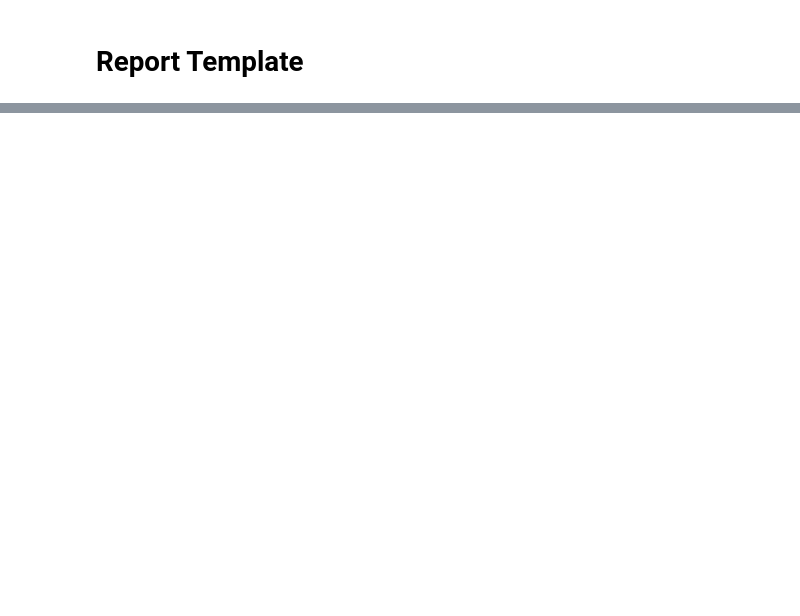
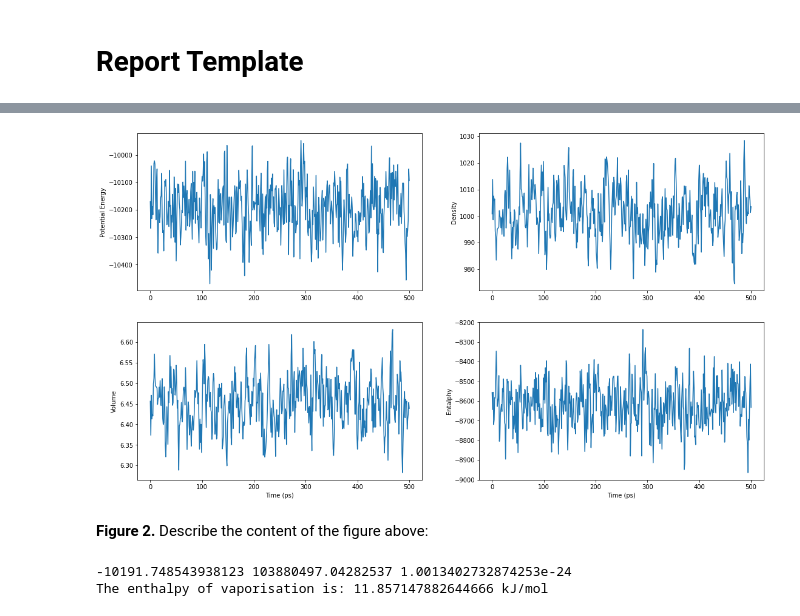
Before and after one commit to carlocamilloni/Structural-Bioinformatics, a Jupyter notebook: Notebooks/lab02_MD.ipynb, the cells around one changed output, grey strips where cells are left out. Drawn from its saved outputs; the diff is of its cells as text; code cells hidden in the pictures; blank space fills up the shorter version.

```diff
--- a/Notebooks/lab02_MD.ipynb
+++ b/Notebooks/lab02_MD.ipynb
@@ -720,0 +829,74 @@ plt.show()
+# %%
+import matplotlib.pyplot as plt
+import csv
+
+x=[]
+y1=[]
+y2=[]
+y3=[]
+y4=[]
+
+with open('energy.xvg', 'r') as file:
+    for row in file:
+        if row.split()[0] == '#':
+          continue
+        if row.split()[0] == '@':
+          continue
+        if row.split()[0] == '@TYPE':
+          continue
+        x.append(float(row.split()[0]))
+        y1.append(float(row.split()[1]))
+        y2.append(float(row.split()[2]))
+        y3.append(float(row.split()[3]))
+        y4.append(float(row.split()[4]))
+
+
+# Initialise the subplot function using number of rows and columns
+figure, axis = plt.subplots(2,2)
+figure.set_size_inches(18.5, 10.5)
+
+axis[0,0].plot(x, y1)
+axis[0,0].set_ylabel("Potential Energy")
+
+axis[1,0].plot(x, y2)
+axis[1,0].set_ylabel("Volume")
+axis[1,0].set_xlabel("Time (ps)")
+
+axis[0,1].plot(x, y3)
+axis[0,1].set_ylabel("Density")
+
+axis[1,1].plot(x, y4)
+axis[1,1].set_ylabel("Entalphy")
+axis[1,1].set_xlabel("Time (ps)")
+
+
+plt.show()
+# %% [output]
+[figure, added]
+# %% [markdown]
+**Figure 2.** Describe the content of the figure above:
+# %%
+from numpy.ma.extras import average
+#Try to calculate the enthaly of vaporisation and the specific heat using the equations in the PDF
+#You have all the needed data above:
+# y1 includes all the values for the potential energy
+# y3 those for the volume
+# y4 those for the enthalpy
+# you need to calculate properties like average and standard deviation and use the number of molecules in your system
+# the pressure is 10^5 N/m^2
+import numpy as np
+
+#for example for the enthalpy of vaporisation you can do:
+mean_U = average(y1)
+mean_Usquare = average(np.array(y1)**2)
+mean_V = average(y3)*pow(10,-27) # to transform it to m^3
+print(mean_U, mean_Usquare, mean_V)
+nmol = 216
+RT=2.45
+NA=6.022*pow(10,23)
+p=pow(10,5)
+hv = -mean_U/nmol+RT-p*mean_V
+print("The enthalpy of vaporisation is:", hv, "kJ/mol")
+# %% [output]
+-10191.748543938123 103880497.04282537 1.0013402732874253e-24
+The enthalpy of vaporisation is: 11.857147882644666 kJ/mol
```
Also changed, not shown: parts of 25 cells of this notebook.
